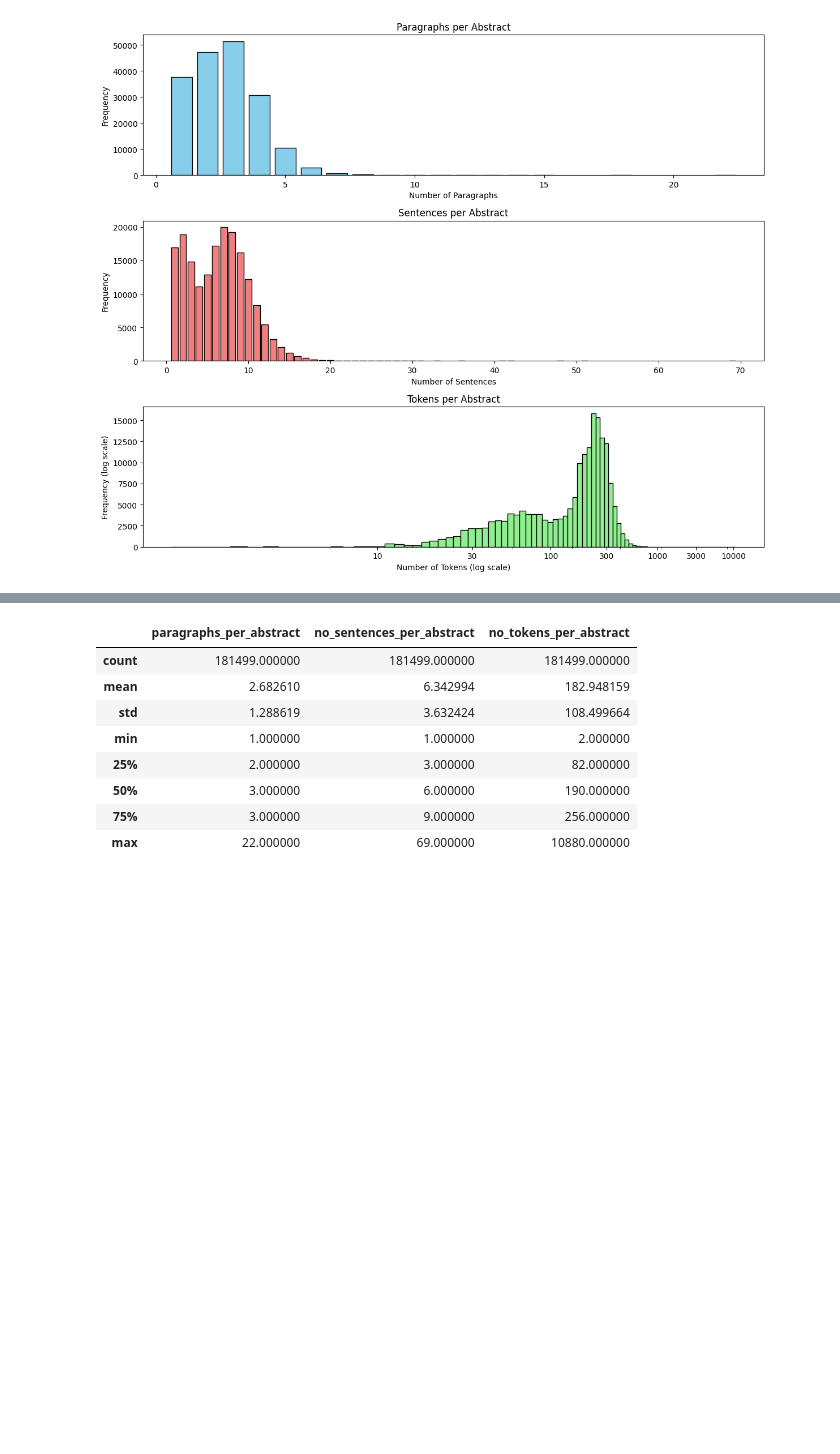
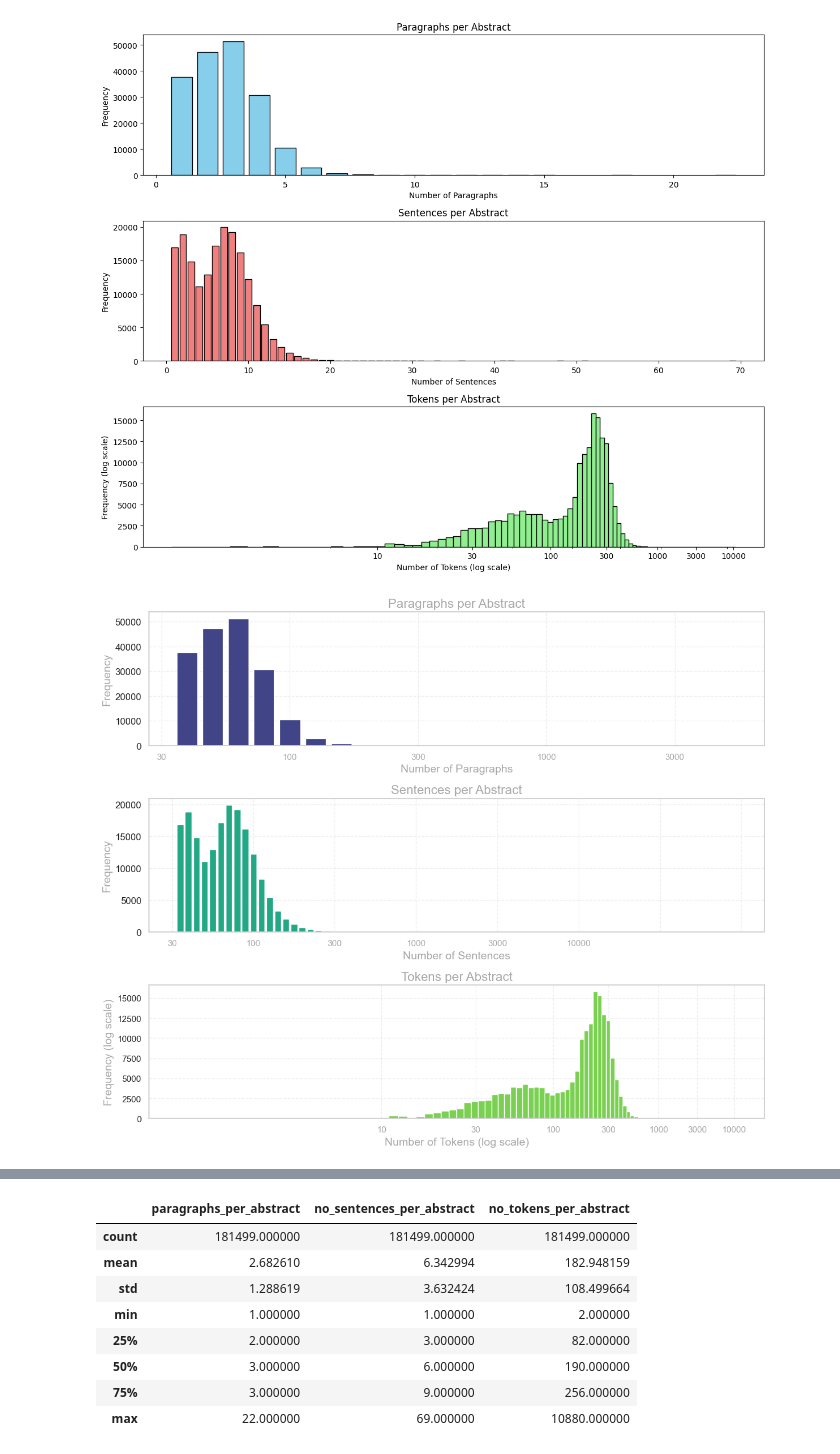
Before and after one commit to KennyLoRI/pubMedNLP, a Jupyter notebook: kedronlp/notebooks/Abstract_and_paragraph analysis.ipynb, the cells around one changed output, grey strips where cells are left out. Cells and saved outputs as stored; diff of their text form; code cells hidden in the pictures; blank space fills up the shorter version.

```diff
--- a/kedronlp/notebooks/Abstract_and_paragraph analysis.ipynb
+++ b/kedronlp/notebooks/Abstract_and_paragraph analysis.ipynb
@@ -112,6 +118,69 @@ plt.tight_layout()
 plt.show()
 # %% [output]
 [figure]
+# %%
+import pandas as pd
+import numpy as np
+import matplotlib.pyplot as plt
+import seaborn as sns
+
+# Load the DataFrame
+enriched_cleaned_df = pd.read_csv('../data/08_reporting/enriched_cleaned_para_df.csv')
+
+# Set the style to Seaborn's whitegrid
+sns.set(style="whitegrid", palette="viridis")
+colors = sns.color_palette("viridis", 4)
+
+# Create bar plots for each column
+fig, axes = plt.subplots(nrows=3, ncols=1, figsize=(12, 10))
+
+# Bar plot for 'paragraphs_per_abstract'
+axes[0].bar(enriched_cleaned_df['paragraphs_per_abstract'].value_counts().index,
+            enriched_cleaned_df['paragraphs_per_abstract'].value_counts(),
+            color=colors[0])
+axes[0].set_title('Paragraphs per Abstract', fontsize=16, color='darkgray')
+axes[0].set_xlabel('Number of Paragraphs', fontsize=14, color='darkgray')
+axes[0].set_ylabel('Frequency', fontsize=14, color='darkgray')
+axes[0].tick_params(axis='y', labelsize=12, color='darkgray')
+axes[0].grid(alpha=0.3, linestyle='--')
+axes[0].set_xticklabels(xticks, color='darkgray')
+
+# Bar plot for 'no_sentences_per_abstract'
+axes[1].bar(enriched_cleaned_df['no_sentences_per_abstract'].value_counts().index,
+            enriched_cleaned_df['no_sentences_per_abstract'].value_counts(),
+            color=colors[2])
+axes[1].set_title('Sentences per Abstract', fontsize=16, color='darkgray')
+axes[1].set_xlabel('Number of Sentences', fontsize=14, color='darkgray')
+axes[1].set_ylabel('Frequency', fontsize=14, color='darkgray')
+axes[1].tick_params(axis='y', labelsize=12, color='darkgray')
+axes[1].grid(alpha=0.3, linestyle='--')
+axes[1].set_xticklabels(xticks, color='darkgray')
+
+# Histogram for 'no_tokens_per_abstract'
+axes[2].hist(np.log1p(enriched_cleaned_df['no_tokens_per_abstract']), bins=90,
+            color=colors[3])
+axes[2].set_title('Tokens per Abstract', fontsize=16, color='darkgray')
+axes[2].set_xscale('log')
+axes[2].set_xlabel('Number of Tokens (log scale)', fontsize=14, color='darkgray')
+axes[2].set_ylabel('Frequency (log scale)', fontsize=14, color='darkgray')
+
+# Add more x ticks for the log scale
+xticks = [10, 30, 100, 300, 1000, 3000, 10000]
+axes[2].set_xticks(np.log1p(xticks))
+axes[2].set_xticklabels(xticks, color='darkgray')
+
+axes[2].grid(alpha=0.3, linestyle='--')
+
+# Adjust layout for better spacing
+plt.tight_layout()
+
+# Save the plot with a transparent background
+plt.savefig('abstract_frequency_figures.png', transparent=True)
+
+# Show the plots
+plt.show()
+# %% [output]
+[figure, added]
 # %%
 import pandas as pd
 import matplotlib.pyplot as plt
```
Also changed, not shown: parts of 11 cells of this notebook, 3 other files.
